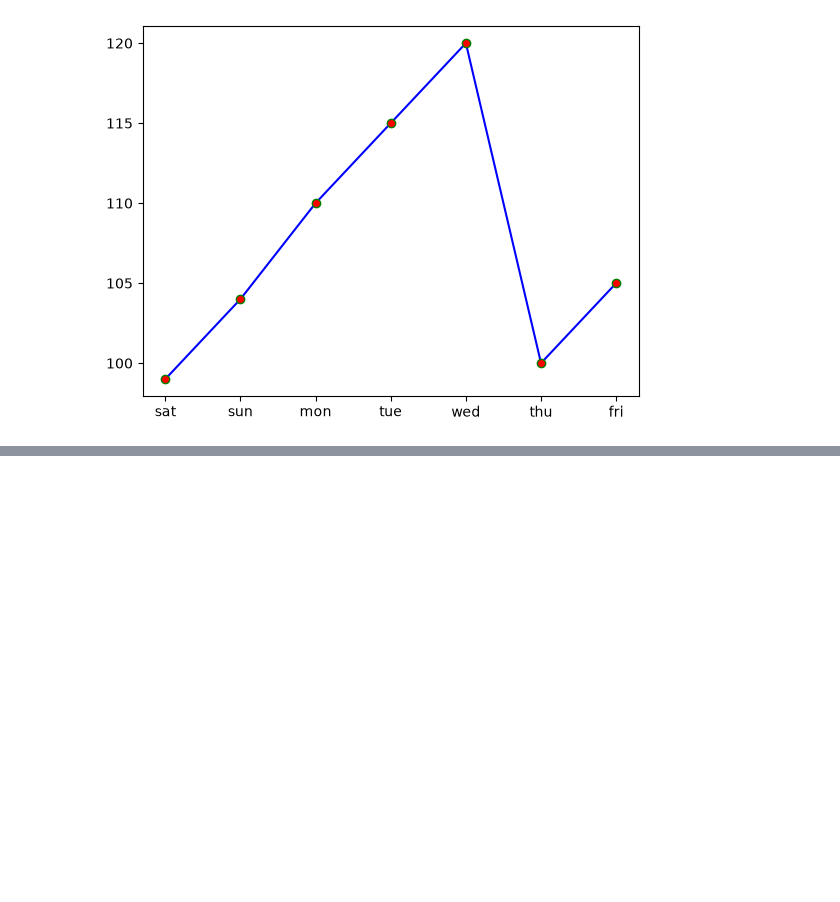
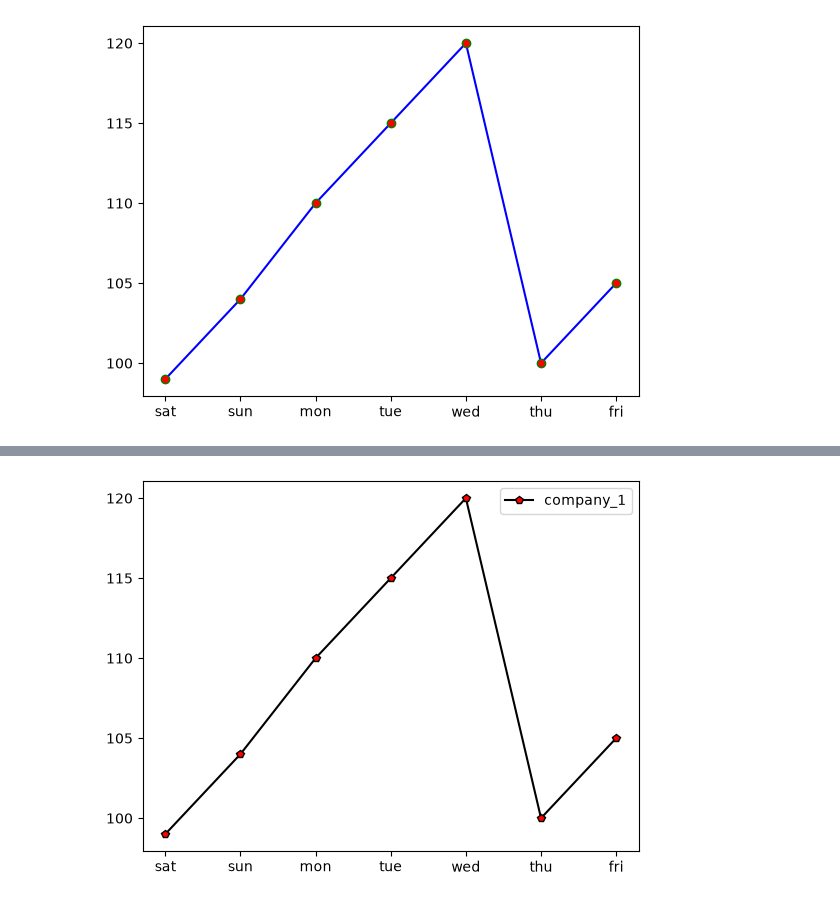
Before and after one commit to NazaninMontazeri/data_analysis_exercises, a Jupyter notebook: data_03/line_plot.ipynb, the cells around one changed output, grey strips where cells are left out. Cells and saved outputs as stored; diff of their text form; code cells hidden in the pictures; blank space fills up the shorter version.

```diff
--- a/data_03/line_plot.ipynb
+++ b/data_03/line_plot.ipynb
@@ -36,0 +49,7 @@ plt.show()
+# %%
+plt.plot(days , company_1 , marker = "p" , color = "black" , markerfacecolor = "red" , label = "company_1")
+
+plt.legend()
+plt.show()
+# %% [output]
+[figure, added]
```
Also changed, not shown: parts of 2 cells of this notebook.
